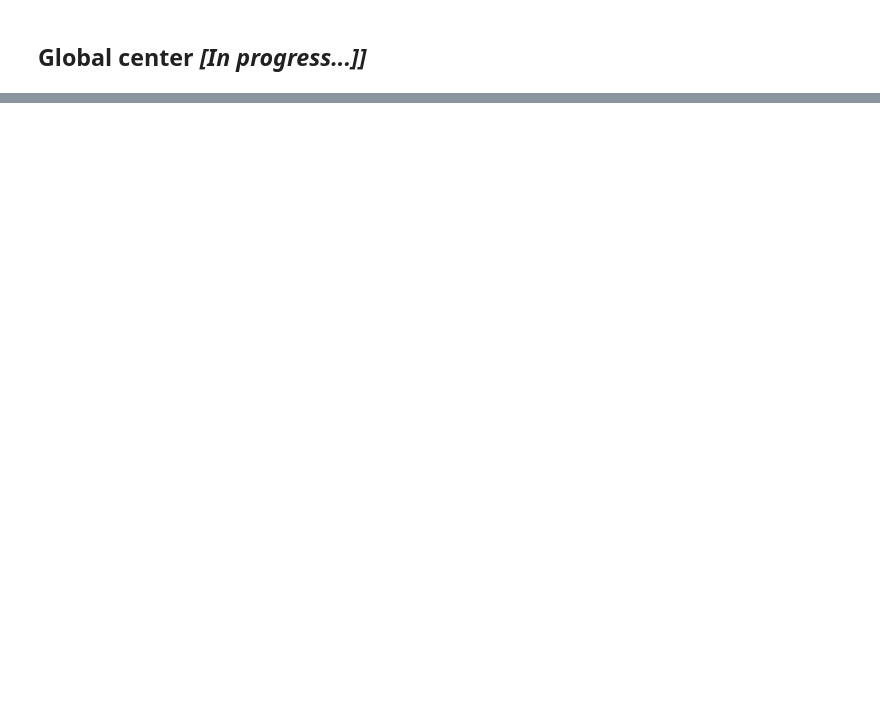
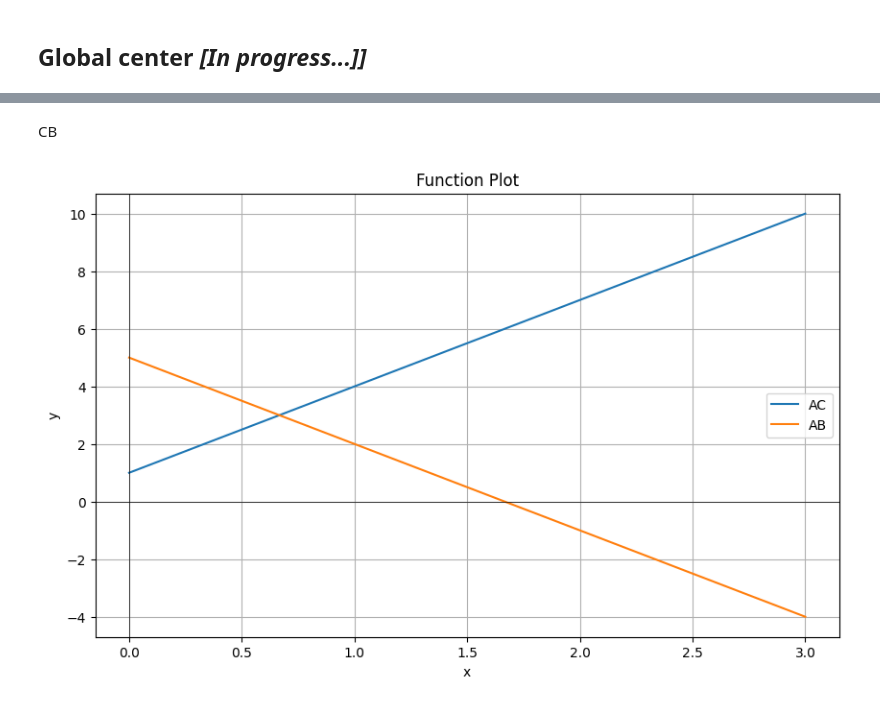
Before and after one commit to Bancie/thuhoach.nckh, a Jupyter notebook: ipynb/location/Single Center Problem in Location Optimization: Model and Implementation with Python.ipynb, the cells around one changed output, grey strips where cells are left out. Saved outputs shown, nothing was run; the diff lists cells and outputs as text; code cells hidden in the pictures; blank space fills up the shorter version.

```diff
--- a/ipynb/location/Single Center Problem in Location Optimization: Model and Implementation with Python.ipynb
+++ b/ipynb/location/Single Center Problem in Location Optimization: Model and Implementation with Python.ipynb
@@ -295,0 +331,11 @@ rs.GlobalSearch()
+# %% [markdown]
+CB
+# %%
+CB = FunctionPlotter(0, 3, 100)
+def AC(x): return 1 + 3*x
+CB.add_function(AC, "AC")
+def AB(x): return 2 + (1-x)*3
+CB.add_function(AB, "AB")
+CB.plot()
+# %% [output]
+[figure, added]
```
Also changed, not shown: parts of 30 cells of this notebook.
